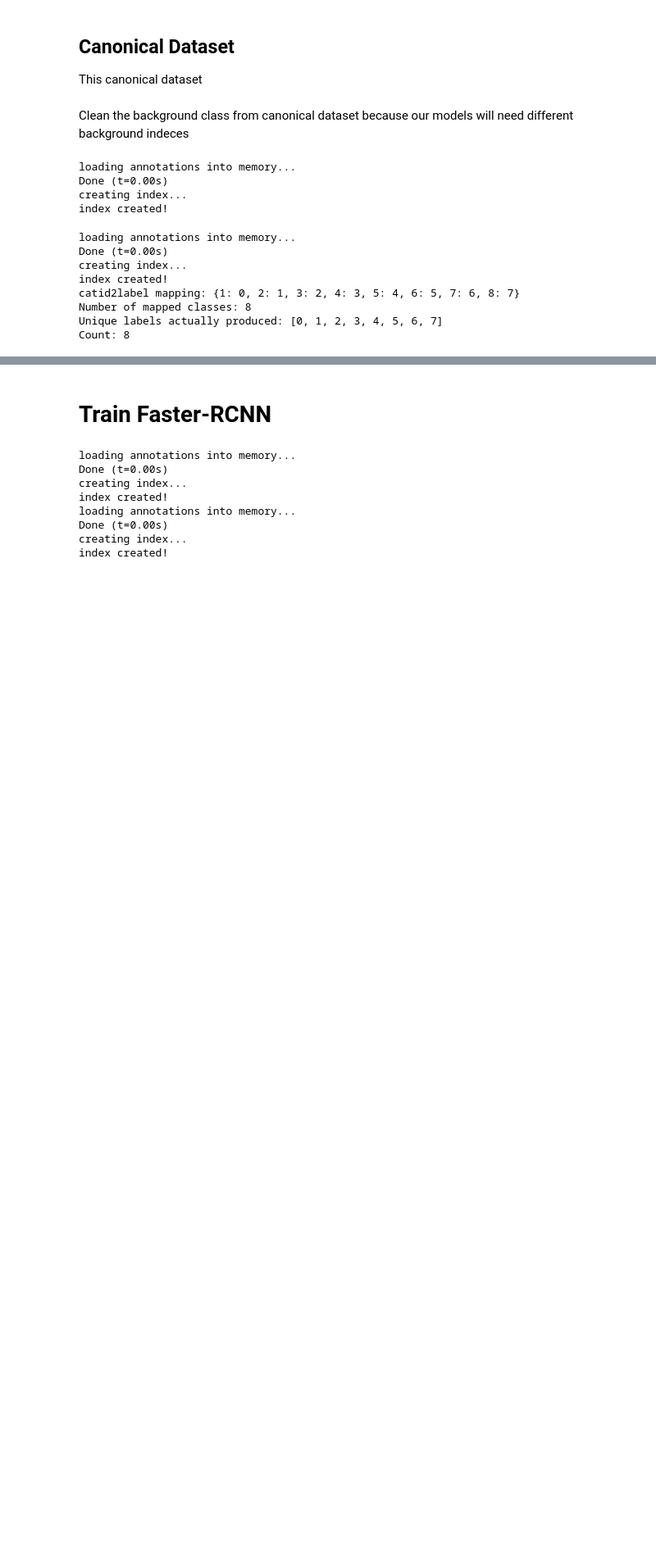
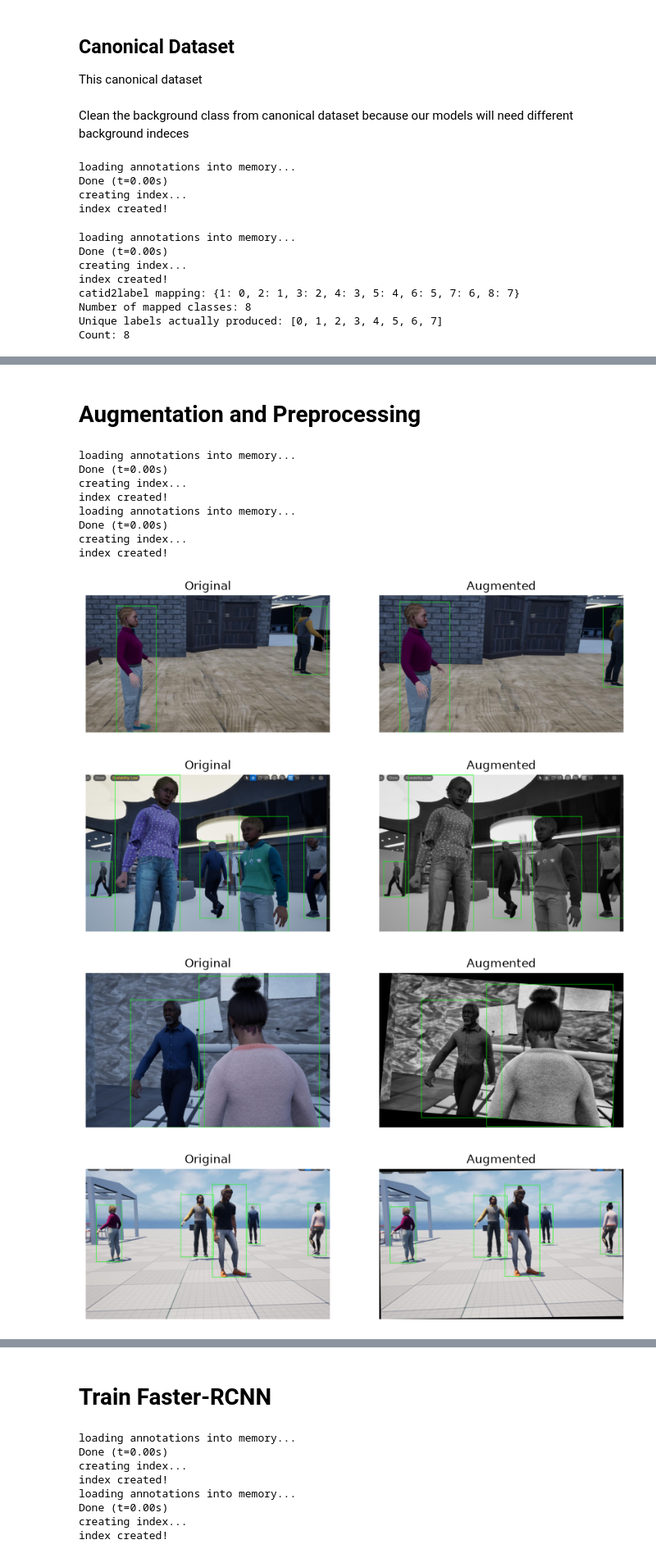
Before and after one commit to Freshman25/gaze-detection-kaggle-mirror, a Jupyter notebook: combined_notebook_v1.ipynb, the cells around one changed output, grey strips where cells are left out. Shown at 82% size. Drawn from its saved outputs; the diff is of its cells as text; code cells hidden in the pictures; blank space fills up the shorter version.

Commit message:
Augment continued

```diff
--- a/combined_notebook_v1.ipynb
+++ b/combined_notebook_v1.ipynb
@@ -308,3 +307,5 @@ def plot_predictions(img, results, dataset, threshold=0.5, ax=None):
 
     if ax is None:
         plt.show()
+# %% [markdown]
+# Augmentation and Preprocessing
@@ -310,0 +369,48 @@ def plot_predictions(img, results, dataset, threshold=0.5, ax=None):
+# %%
+IMAGE_COUNT = 5
+
+orig_dataset = GazeDetection(
+    dataset_str + "/GazePerson2/train/",
+    dataset_str + "/GazePerson2/train/_annotations.coco.json",
+    transform=None,
+)
+
+aug_dataset = GazeDetection(
+    dataset_str + "/GazePerson2/train/",
+    dataset_str + "/GazePerson2/train/_annotations.coco.json",
+    transform=AlbumentationsTransform(train_augmentation_and_transform),
+)
+
+def draw_boxes(image, boxes, labels):
+    img = np.array(image).copy()
+    for box, label in zip(boxes, labels):
+        x1, y1, x2, y2 = map(int, box)
+        cv2.rectangle(img, (x1, y1), (x2, y2), (0, 255, 0), 2)
+        cv2.putText(img, str(int(label)), (x1, max(y1 - 5, 0)),
+                    cv2.FONT_HERSHEY_SIMPLEX, 0.5, (0, 255, 0), 1)
+    return img
+
+for i in range(IMAGE_COUNT):
+    orig_image, orig_target = orig_dataset[i]
+    aug_image, aug_target = aug_dataset[i]  # same index -> same source sample
+
+    original_vis = draw_boxes(orig_image, orig_target["boxes"], orig_target["labels"])
+    augmented_vis = draw_boxes(aug_image, aug_target["boxes"], aug_target["labels"])
+
+    fig, ax = plt.subplots(1, 2, figsize=(10, 5))
+    ax[0].imshow(original_vis); ax[0].set_title("Original"); ax[0].axis("off")
+    ax[1].imshow(augmented_vis); ax[1].set_title("Augmented"); ax[1].axis("off")
+    plt.show()
+# %% [output]
+loading annotations into memory...
+Done (t=0.00s)
+creating index...
+index created!
+loading annotations into memory...
+Done (t=0.00s)
+creating index...
+index created!
+[figure, added]
+[figure, added]
+[figure, added]
+[figure, added]
```
Also changed, not shown: parts of 6 cells of this notebook.
